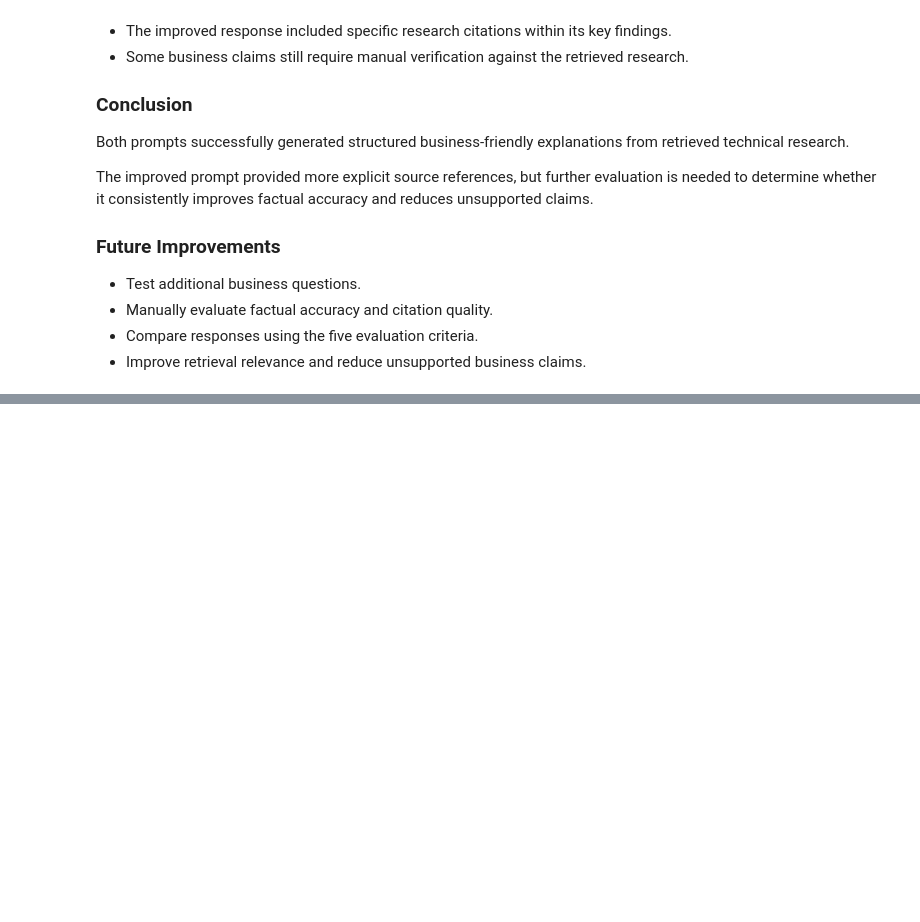
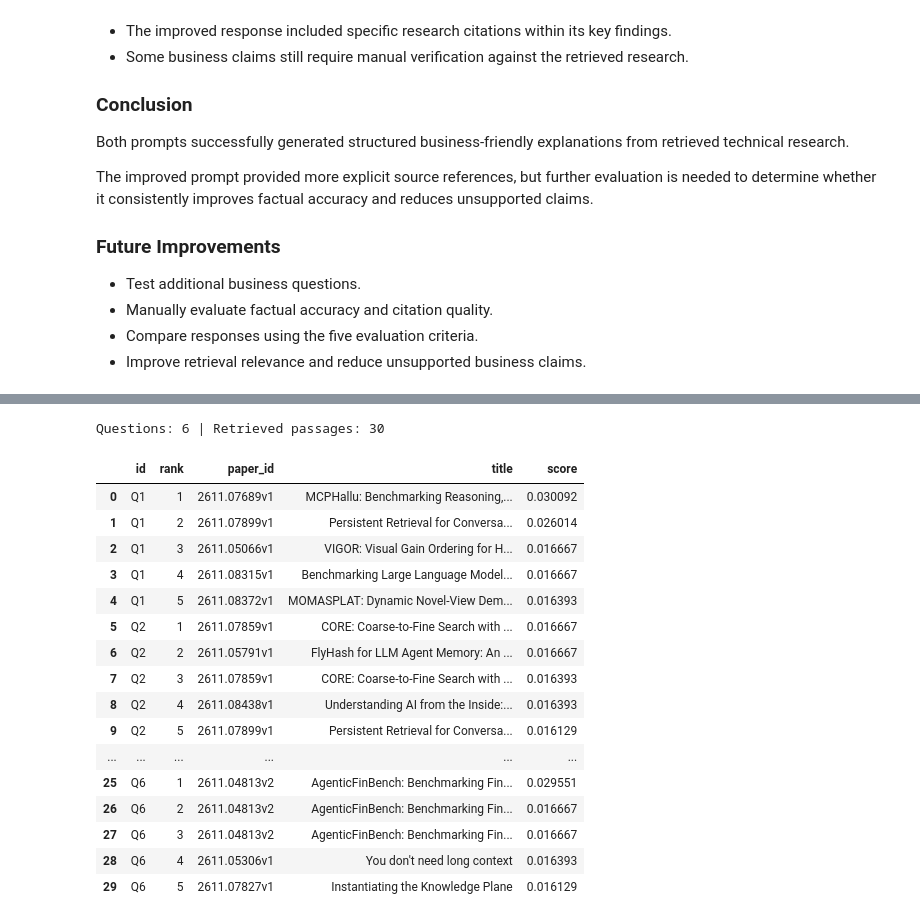
Before and after one commit to Break-Through-Tech/KPMG-1K-ai-research-intelligence-agent-for-business-insight-translation, a Jupyter notebook: notebooks/01_data_assessment.ipynb, the cells around one changed output, grey strips where cells are left out. Saved outputs shown, nothing was run; the diff lists cells and outputs as text; code cells hidden in the pictures; blank space fills up the shorter version.

```diff
--- a/notebooks/01_data_assessment.ipynb
+++ b/notebooks/01_data_assessment.ipynb
@@ -2204,0 +2214,14 @@ The improved prompt provided more explicit source references, but further evalua
+# %%
+from pathlib import Path
+import pandas as pd
+
+needed = ['processed_dir', 'rag_retriever', 'build_research_context', 'generate_business_insight', 'llm']
+missing = [x for x in needed if x not in globals()]
+if missing:
+    raise RuntimeError('Load Part 5 first: ' + ', '.join(missing))
+
+OUT = Path(processed_dir) / 'rag_final_evaluation'
+OUT.mkdir(parents=True, exist_ok=True)
+TOP_K = 5
+RUN_GENERATION = False  # Set True only after approving Groq API use.
+print('Evaluation folder:', OUT)
@@ -2204,0 +2234,46 @@ The improved prompt provided more explicit source references, but further evalua
+# %%
+questions = [
+    ('Q1', 'What methods can reduce hallucinations in retrieval-augmented generation?', 'answerable'),
+    ('Q2', 'How do dense and sparse retrieval approaches differ in strengths and limitations?', 'answerable'),
+    ('Q3', 'How can the factual support of RAG answers be evaluated?', 'answerable'),
+    ('Q4', 'What risks should businesses consider when deploying RAG assistants?', 'answerable'),
+    ('Q5', 'What are the main failure modes of retrieval-augmented generation?', 'answerable'),
+    ('Q6', 'What exact financial savings has KPMG achieved from this student prototype?', 'missing_evidence'),
+]
+qdf = pd.DataFrame(questions, columns=['id', 'question', 'type'])
+qdf.to_csv(OUT / 'questions.csv', index=False)
+
+hits, rows = {}, []
+for q in qdf.itertuples(index=False):
+    found = rag_retriever.retrieve(q.question)[:TOP_K]
+    hits[q.id] = found
+    for rank, item in enumerate(found, 1):
+        meta = item.node.metadata or {}
+        rows.append({'id': q.id, 'rank': rank, 'node_id': item.node.node_id,
+                     'paper_id': str(meta.get('arxiv_id', '')),
+                     'title': str(meta.get('title', '')),
+                     'page': meta.get('page_number', ''),
+                     'score': item.score, 'passage': item.node.text})
+passages = pd.DataFrame(rows, columns=['id','rank','node_id','paper_id','title','page','score','passage'])
+passages.to_csv(OUT / 'retrieved_passages.csv', index=False)
+print('Questions:', len(qdf), '| Retrieved passages:', len(passages))
+display(passages[['id','rank','paper_id','title','score']])
+# %% [output]
+Questions: 6 | Retrieved passages: 30
+|  | id | rank | paper_id | title | score |
+| 0 | Q1 | 1 | 2611.07689v1 | MCPHallu: Benchmarking Reasoning,... | 0.030092 |
+| 1 | Q1 | 2 | 2611.07899v1 | Persistent Retrieval for Conversa... | 0.026014 |
+| 2 | Q1 | 3 | 2611.05066v1 | VIGOR: Visual Gain Ordering for H... | 0.016667 |
+| 3 | Q1 | 4 | 2611.08315v1 | Benchmarking Large Language Model... | 0.016667 |
+| 4 | Q1 | 5 | 2611.08372v1 | MOMASPLAT: Dynamic Novel-View Dem... | 0.016393 |
+| 5 | Q2 | 1 | 2611.07859v1 | CORE: Coarse-to-Fine Search with ... | 0.016667 |
+| 6 | Q2 | 2 | 2611.05791v1 | FlyHash for LLM Agent Memory: An ... | 0.016667 |
+| 7 | Q2 | 3 | 2611.07859v1 | CORE: Coarse-to-Fine Search with ... | 0.016393 |
+| 8 | Q2 | 4 | 2611.08438v1 | Understanding AI from the Inside:... | 0.016393 |
+| 9 | Q2 | 5 | 2611.07899v1 | Persistent Retrieval for Conversa... | 0.016129 |
+| ... | ... | ... | ... | ... | ... |
+| 25 | Q6 | 1 | 2611.04813v2 | AgenticFinBench: Benchmarking Fin... | 0.029551 |
+| 26 | Q6 | 2 | 2611.04813v2 | AgenticFinBench: Benchmarking Fin... | 0.016667 |
+| 27 | Q6 | 3 | 2611.04813v2 | AgenticFinBench: Benchmarking Fin... | 0.016667 |
+| 28 | Q6 | 4 | 2611.05306v1 | You don't need long context | 0.016393 |
+| 29 | Q6 | 5 | 2611.07827v1 | Instantiating the Knowledge Plane | 0.016129 |
```
Also changed, not shown: parts of 38 cells of this notebook, 6 other files.
